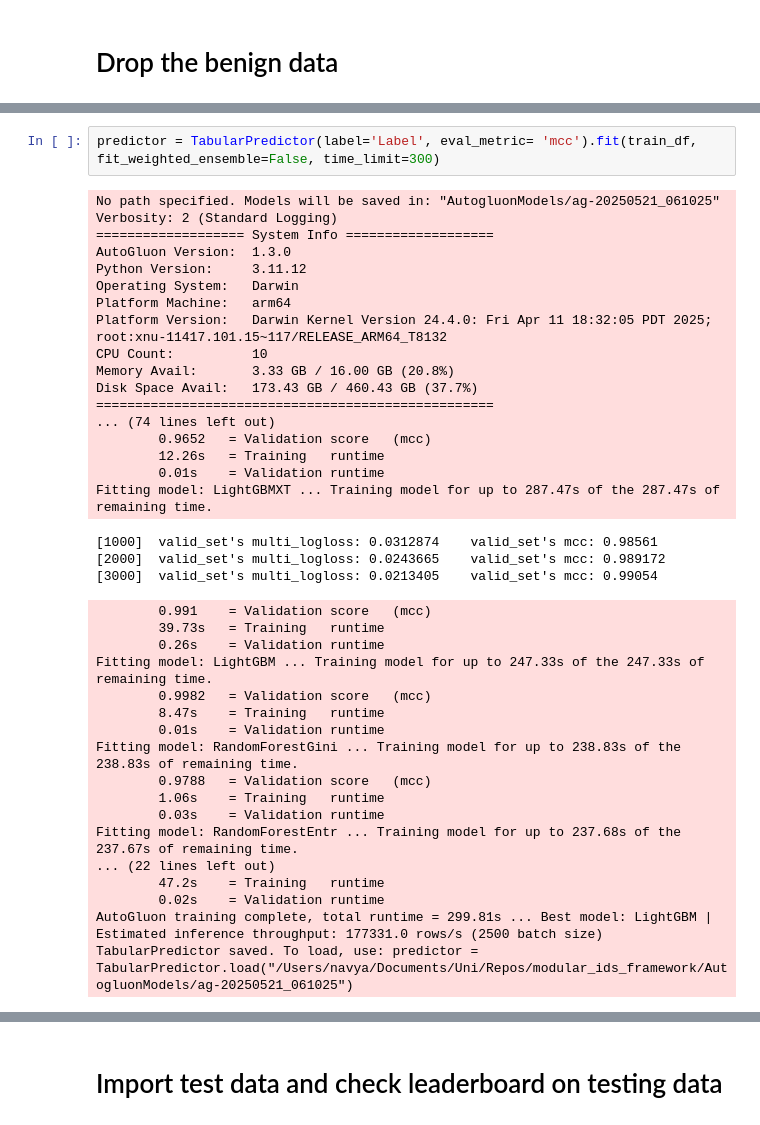
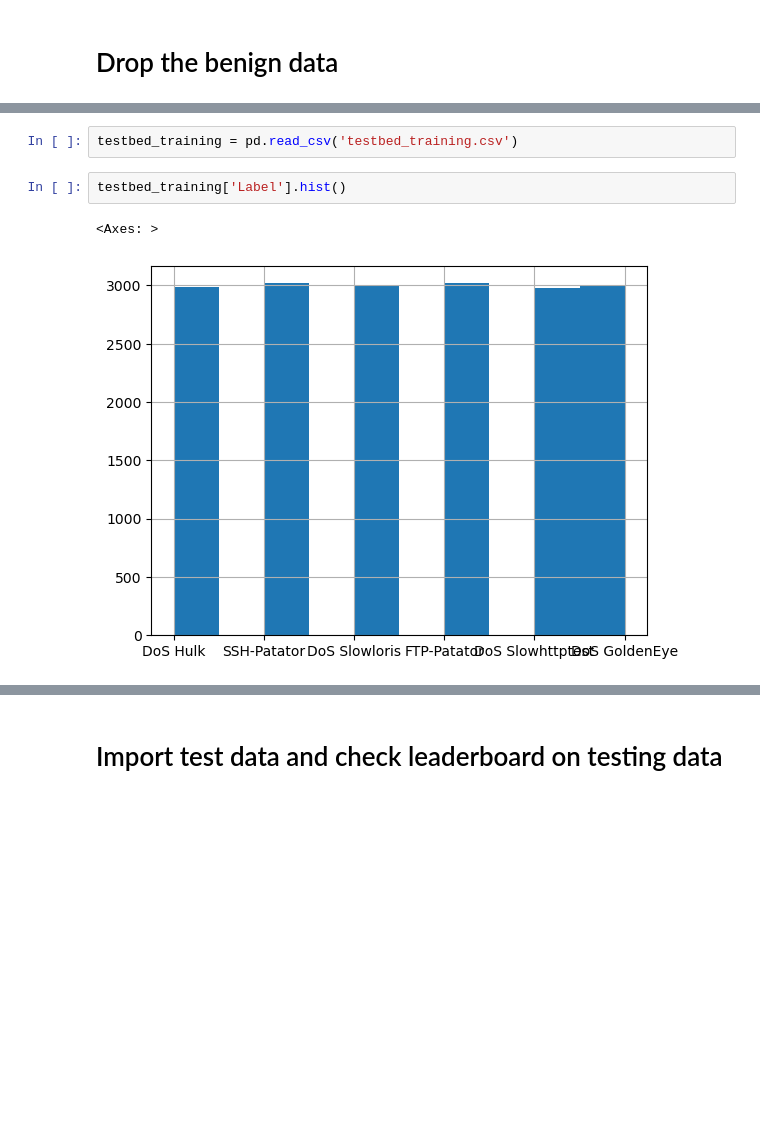
Before and after one commit to navya144/modular_ids_framework, a Jupyter notebook: non_persistent_model.ipynb, the cells around one changed output, grey strips where cells are left out. Drawn from its saved outputs; the diff is of its cells as text; blank space fills up the shorter version.

```diff
--- a/non_persistent_model.ipynb
+++ b/non_persistent_model.ipynb
@@ -53,40 +64,7 @@ array(['Portscan', 'DoS Hulk', 'FTP-Patator', 'DoS GoldenEye',
-# %%
-predictor = TabularPredictor(label='Label', eval_metric= 'mcc').fit(train_df, fit_weighted_ensemble=False, time_limit=300)
-# %% [output]
-No path specified. Models will be saved in: "AutogluonModels/ag-20250521_061025"
-Verbosity: 2 (Standard Logging)
-=================== System Info ===================
-AutoGluon Version:  1.3.0
-Python Version:     3.11.12
-Operating System:   Darwin
-Platform Machine:   arm64
-Platform Version:   Darwin Kernel Version 24.4.0: Fri Apr 11 18:32:05 PDT 2025; root:xnu-11417.101.15~117/RELEASE_ARM64_T8132
-CPU Count:          10
-Memory Avail:       3.33 GB / 16.00 GB (20.8%)
-Disk Space Avail:   173.43 GB / 460.43 GB (37.7%)
-===================================================
-... (74 lines left out)
-        0.9652   = Validation score   (mcc)
-        12.26s   = Training   runtime
-        0.01s    = Validation runtime
-Fitting model: LightGBMXT ... Training model for up to 287.47s of the 287.47s of remaining time.
-[1000]  valid_set's multi_logloss: 0.0312874    valid_set's mcc: 0.98561
-[2000]  valid_set's multi_logloss: 0.0243665    valid_set's mcc: 0.989172
-[3000]  valid_set's multi_logloss: 0.0213405    valid_set's mcc: 0.99054
-        0.991    = Validation score   (mcc)
-        39.73s   = Training   runtime
-        0.26s    = Validation runtime
-Fitting model: LightGBM ... Training model for up to 247.33s of the 247.33s of remaining time.
-        0.9982   = Validation score   (mcc)
-        8.47s    = Training   runtime
-        0.01s    = Validation runtime
-Fitting model: RandomForestGini ... Training model for up to 238.83s of the 238.83s of remaining time.
-        0.9788   = Validation score   (mcc)
-        1.06s    = Training   runtime
-        0.03s    = Validation runtime
-Fitting model: RandomForestEntr ... Training model for up to 237.68s of the 237.67s of remaining time.
-... (22 lines left out)
-        47.2s    = Training   runtime
-        0.02s    = Validation runtime
-AutoGluon training complete, total runtime = 299.81s ... Best model: LightGBM | Estimated inference throughput: 177331.0 rows/s (2500 batch size)
-TabularPredictor saved. To load, use: predictor = TabularPredictor.load("/Users/navya/Documents/Uni/Repos/modular_ids_framework/AutogluonModels/ag-20250521_061025")
+# %%
+testbed_training = pd.read_csv('testbed_training.csv')
+# %%
+testbed_training['Label'].hist()
+# %% [output]
+<Axes: >
+[figure, added]
```
Also changed, not shown: parts of 29 cells of this notebook, 6 other files.
